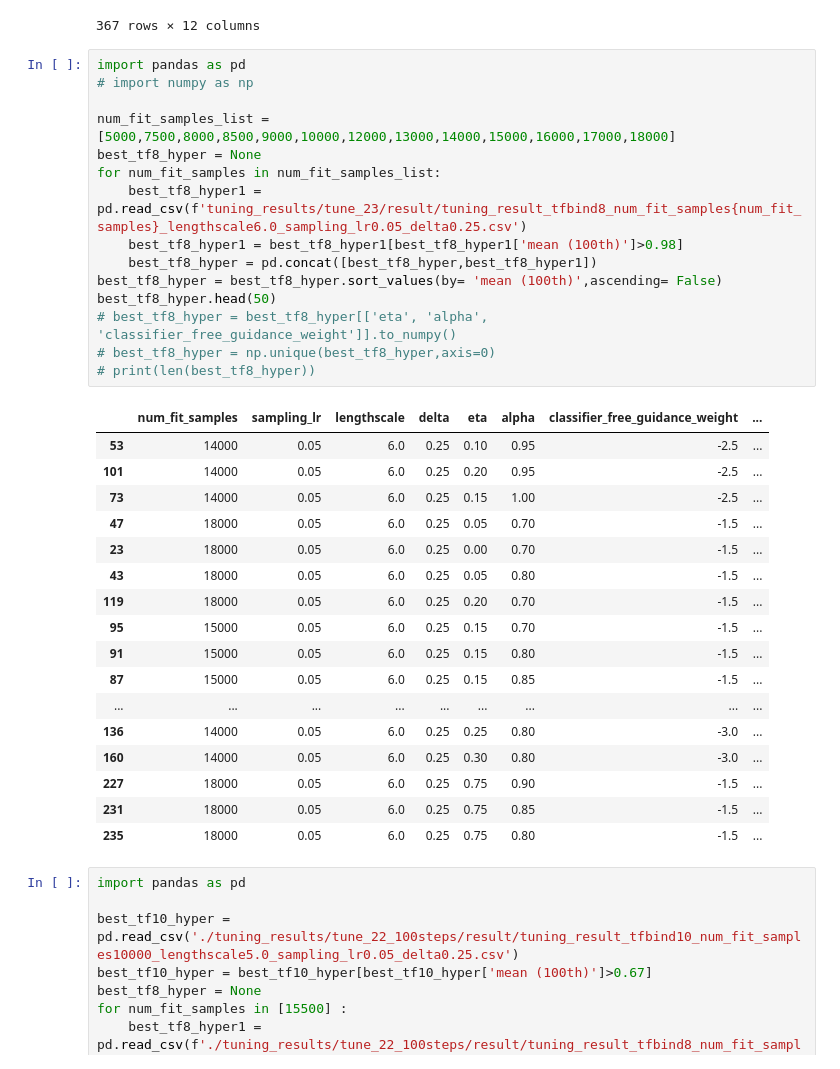
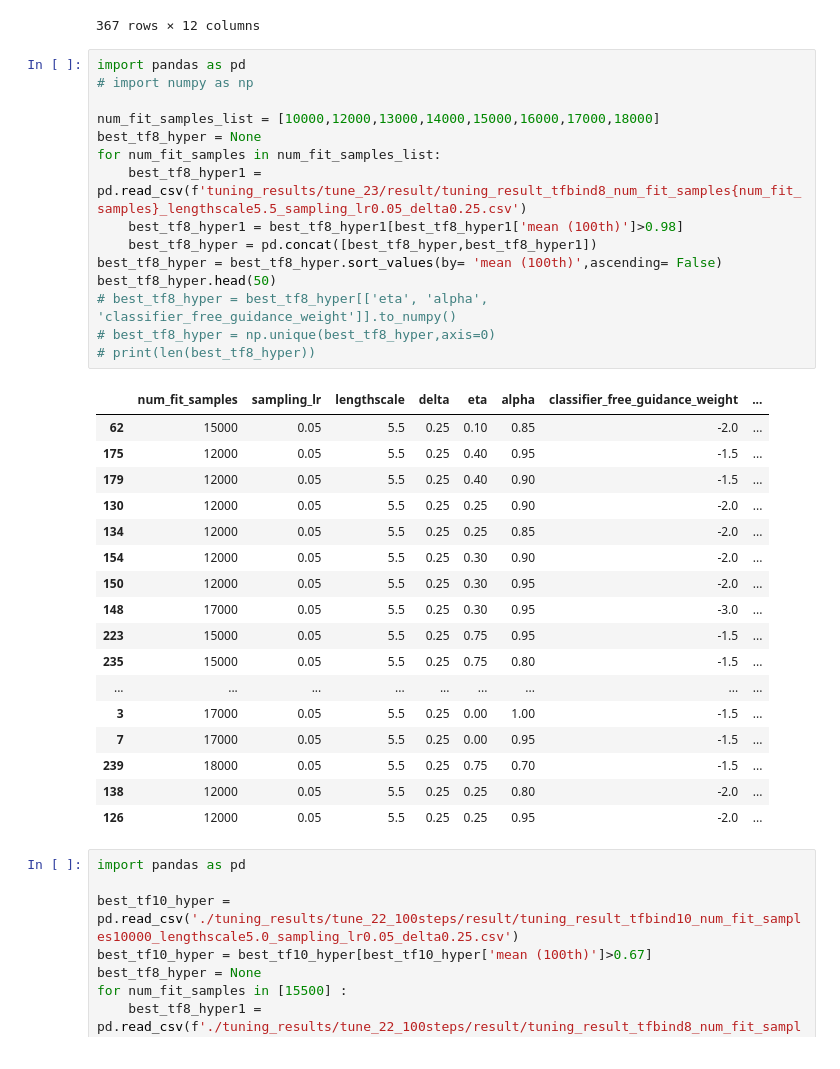
Before and after one commit to HungTT912/L2HD-setting-2, a Jupyter notebook: test.ipynb, the cells around one changed output. Drawn from its saved outputs; the diff is of its cells as text.

Commit message:
tune 23

```diff
--- a/test.ipynb
+++ b/test.ipynb
@@ -24,36 +24,36 @@ df
 # %%
 import pandas as pd
 # import numpy as np
 
-num_fit_samples_list = [5000,7500,8000,8500,9000,10000,12000,13000,14000,15000,16000,17000,18000]
+num_fit_samples_list = [10000,12000,13000,14000,15000,16000,17000,18000]
 best_tf8_hyper = None
 for num_fit_samples in num_fit_samples_list:
-    best_tf8_hyper1 =  pd.read_csv(f'tuning_results/tune_23/result/tuning_result_tfbind8_num_fit_samples{num_fit_samples}_lengthscale6.0_sampling_lr0.05_delta0.25.csv')
+    best_tf8_hyper1 =  pd.read_csv(f'tuning_results/tune_23/result/tuning_result_tfbind8_num_fit_samples{num_fit_samples}_lengthscale5.5_sampling_lr0.05_delta0.25.csv')
     best_tf8_hyper1 = best_tf8_hyper1[best_tf8_hyper1['mean (100th)']>0.98]
     best_tf8_hyper = pd.concat([best_tf8_hyper,best_tf8_hyper1])
 best_tf8_hyper = best_tf8_hyper.sort_values(by= 'mean (100th)',ascending= False)
 best_tf8_hyper.head(50)
 # best_tf8_hyper = best_tf8_hyper[['eta', 'alpha', 'classifier_free_guidance_weight']].to_numpy()
 # best_tf8_hyper = np.unique(best_tf8_hyper,axis=0)
 # print(len(best_tf8_hyper))
 # %% [output]
 |  | num_fit_samples | sampling_lr | lengthscale | delta | eta | alpha | classifier_free_guidance_weight | ... |
-| 53 | 14000 | 0.05 | 6.0 | 0.25 | 0.10 | 0.95 | -2.5 | ... |
-| 101 | 14000 | 0.05 | 6.0 | 0.25 | 0.20 | 0.95 | -2.5 | ... |
-| 73 | 14000 | 0.05 | 6.0 | 0.25 | 0.15 | 1.00 | -2.5 | ... |
-| 47 | 18000 | 0.05 | 6.0 | 0.25 | 0.05 | 0.70 | -1.5 | ... |
-| 23 | 18000 | 0.05 | 6.0 | 0.25 | 0.00 | 0.70 | -1.5 | ... |
-| 43 | 18000 | 0.05 | 6.0 | 0.25 | 0.05 | 0.80 | -1.5 | ... |
-| 119 | 18000 | 0.05 | 6.0 | 0.25 | 0.20 | 0.70 | -1.5 | ... |
-| 95 | 15000 | 0.05 | 6.0 | 0.25 | 0.15 | 0.70 | -1.5 | ... |
-| 91 | 15000 | 0.05 | 6.0 | 0.25 | 0.15 | 0.80 | -1.5 | ... |
-| 87 | 15000 | 0.05 | 6.0 | 0.25 | 0.15 | 0.85 | -1.5 | ... |
+| 62 | 15000 | 0.05 | 5.5 | 0.25 | 0.10 | 0.85 | -2.0 | ... |
+| 175 | 12000 | 0.05 | 5.5 | 0.25 | 0.40 | 0.95 | -1.5 | ... |
+| 179 | 12000 | 0.05 | 5.5 | 0.25 | 0.40 | 0.90 | -1.5 | ... |
+| 130 | 12000 | 0.05 | 5.5 | 0.25 | 0.25 | 0.90 | -2.0 | ... |
+| 134 | 12000 | 0.05 | 5.5 | 0.25 | 0.25 | 0.85 | -2.0 | ... |
+| 154 | 12000 | 0.05 | 5.5 | 0.25 | 0.30 | 0.90 | -2.0 | ... |
+| 150 | 12000 | 0.05 | 5.5 | 0.25 | 0.30 | 0.95 | -2.0 | ... |
+| 148 | 17000 | 0.05 | 5.5 | 0.25 | 0.30 | 0.95 | -3.0 | ... |
+| 223 | 15000 | 0.05 | 5.5 | 0.25 | 0.75 | 0.95 | -1.5 | ... |
+| 235 | 15000 | 0.05 | 5.5 | 0.25 | 0.75 | 0.80 | -1.5 | ... |
 | ... | ... | ... | ... | ... | ... | ... | ... | ... |
-| 136 | 14000 | 0.05 | 6.0 | 0.25 | 0.25 | 0.80 | -3.0 | ... |
-| 160 | 14000 | 0.05 | 6.0 | 0.25 | 0.30 | 0.80 | -3.0 | ... |
-| 227 | 18000 | 0.05 | 6.0 | 0.25 | 0.75 | 0.90 | -1.5 | ... |
-| 231 | 18000 | 0.05 | 6.0 | 0.25 | 0.75 | 0.85 | -1.5 | ... |
-| 235 | 18000 | 0.05 | 6.0 | 0.25 | 0.75 | 0.80 | -1.5 | ... |
+| 3 | 17000 | 0.05 | 5.5 | 0.25 | 0.00 | 1.00 | -1.5 | ... |
+| 7 | 17000 | 0.05 | 5.5 | 0.25 | 0.00 | 0.95 | -1.5 | ... |
+| 239 | 18000 | 0.05 | 5.5 | 0.25 | 0.75 | 0.70 | -1.5 | ... |
+| 138 | 12000 | 0.05 | 5.5 | 0.25 | 0.25 | 0.80 | -2.0 | ... |
+| 126 | 12000 | 0.05 | 5.5 | 0.25 | 0.25 | 0.95 | -2.0 | ... |
 # %%
 import pandas as pd
 
```
Also changed, not shown: 34 other files.
